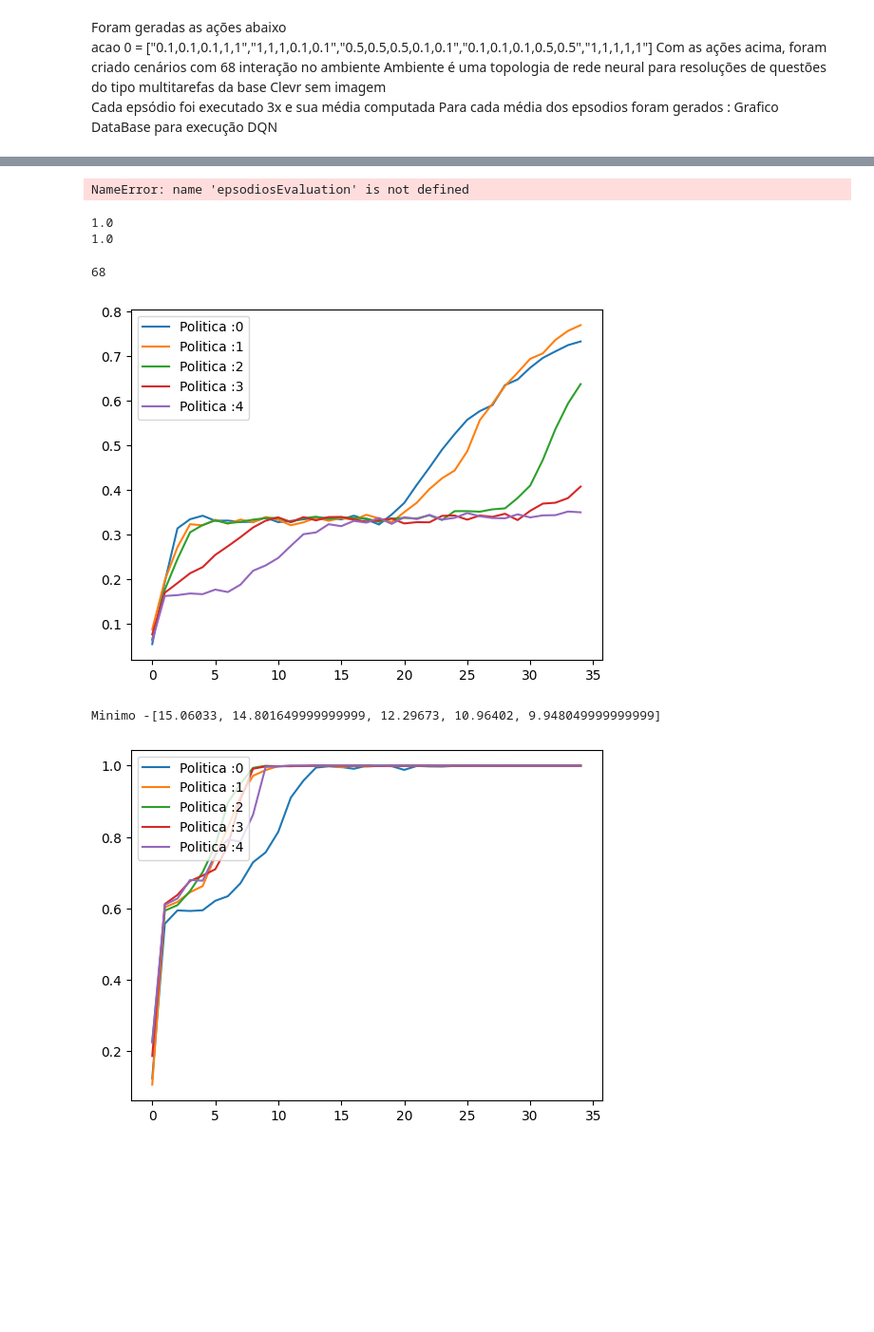
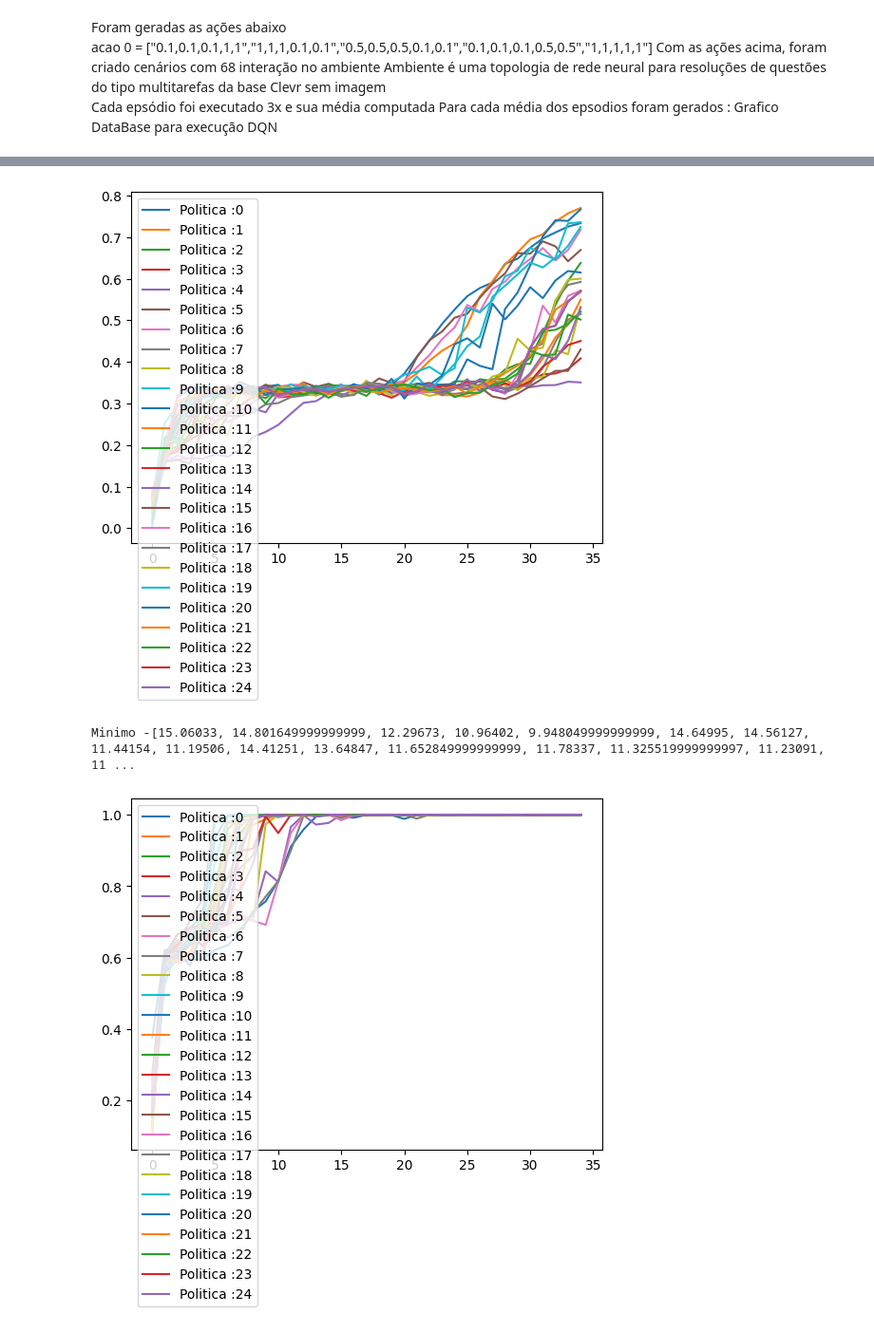
Before and after one commit to MarceloSabris/PesquisaMestradoFinal, a Jupyter notebook: plotsTesteCenarios.ipynb, the cells around one changed output, grey strips where cells are left out. Shown at 95% size. Cells and saved outputs as stored; diff of their text form; code cells hidden in the pictures; blank space fills up the shorter version.

```diff
--- a/plotsTesteCenarios.ipynb
+++ b/plotsTesteCenarios.ipynb
@@ -191,9 +250,13 @@ def plotDataAnalise (Qpoliticas, criterion,qtdAnalise) :
     elif criterion == 'MAX':
       plt.plot(np.max(Q_,axis=1),label='Politica :{}'.format(contador))
       V.append( np.sum(np.max(Q_,axis=1) ) )
+    elif criterion == 'AVERAGE':
+      plt.plot(np.average(Q_,axis=1),label='P,olitica :{}'.format(contador))
+      V.append( np.sum(np.average(Q_,axis=1) ) )
     elif criterion == 'MIN_LAST':
       plt.plot(np.min(Q_,axis=1),label='P,olitica :{}'.format(contador))
       V.append( np.min(Q_[-1]) )
+
     elif criterion == 'MAX_LAST':
       plt.plot(np.max(Q_,axis=1),label='Politica :{}'.format(contador))
       V.append( np.max(Q_[-1]) )
@@ -207,12 +270,6 @@ def plotDataAnalise (Qpoliticas, criterion,qtdAnalise) :
     plt.legend(loc="upper left")
   plt.show()
   return V
-# %%
-Q_ = epsodiosEvaluation[0]
-print(np.sum(np.min(Q_[:35],axis=1) ))
-print(np.sum(np.min(Q_,axis=1) ))
-# %% [output]
-NameError: name 'epsodiosEvaluation' is not defined
 # %%
 def GenerateDataToGraficAnalise(epsodios):
     cont = -1
@@ -224,44 +281,36 @@ def GenerateDataToGraficAnalise(epsodios):
             ep.append(ast.literal_eval(epsodios[e]["concat"][i]  ))
         epsodiosEvaluation.append(ep)
     return epsodiosEvaluation
-# %%
-#np.min([epsodiosEvaluation[1][:35]],axis=1)
-#np.min(epsodiosEvaluation,axis=1)
-#np.min(epsodiosEvaluation,axis=1)
-#[[0.99866, 0.99983, 1.0, 0.73351, 0.89592]]
-
-print(np.max(epsodiosEvaluation[0][-1]))
-print(np.max(epsodiosEvaluation[0][:35][-1]))
-
-len(epsodiosEvaluation[0])
-# %% [output]
-1.0
-1.0
-68
 # %%
 
 epsodiosEvaluation = GenerateDataToGraficAnalise(epsodios)
 
 
 #np.min(dataRel,axis=1)
 min_data = plotDataAnalise (epsodiosEvaluation, 'MIN',35)
 print("Minimo -{}".format(min_data))
 
 max_data = plotDataAnalise (epsodiosEvaluation, 'MAX',35)
 print("Maximo -{}".format(max_data))
 
+avarage_last_data = plotDataAnalise (epsodiosEvaluation, 'AVERAGE',35)
+print("Avarage -{}".format(avarage_last_data))
+
+
 max_last_data = plotDataAnalise (epsodiosEvaluation, 'MAX_LAST',35)
 print("Maximo LAST -{}".format(max_last_data))
 
 min_last_data = plotDataAnalise (epsodiosEvaluation, 'MIN_LAST',35)
 print("Minimo LAST -{}".format(min_last_data))
 
-avarage_last_data = plotDataAnalise (epsodiosEvaluation, 'AVERAGE_LAST',35)
-print("Avarage LAST -{}".format(avarage_last_data))
+
+
+avarage_data = plotDataAnalise (epsodiosEvaluation, 'AVERAGE_LAST',35)
+print("Avarage LAST -{}".format(avarage_data))
 
 #dataRel[0]
 epsodiosEvaluation[4][67]
 # %% [output]
-[figure, old version]
+[figure, new version]
-Minimo -[15.06033, 14.801649999999999, 12.29673, 10.96402, 9.948049999999999]
+Minimo -[15.06033, 14.801649999999999, 12.29673, 10.96402, 9.948049999999999, 14.64995, 14.56127, 11.44154, 11.19506, 14.41251, 13.64847, 11.652849999999999, 11.78337, 11.325519999999997, 11.23091, 11 ...
-[figure, old version]
+[figure, new version]
```
Also changed, not shown: parts of 10 cells of this notebook, 11 other files.
